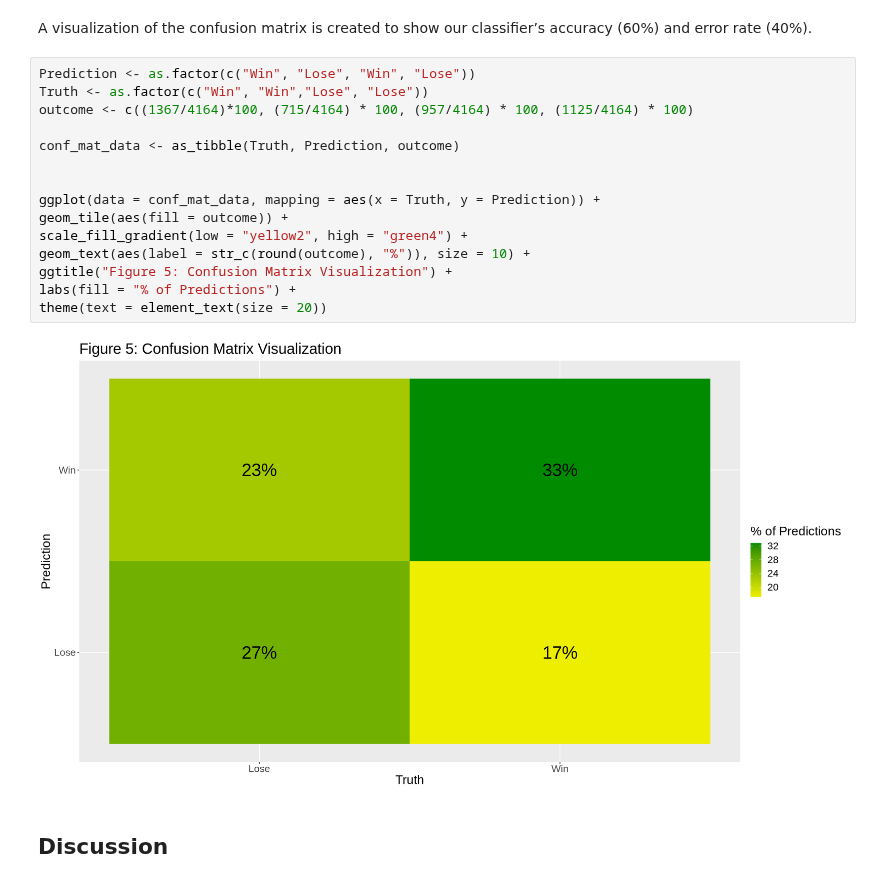
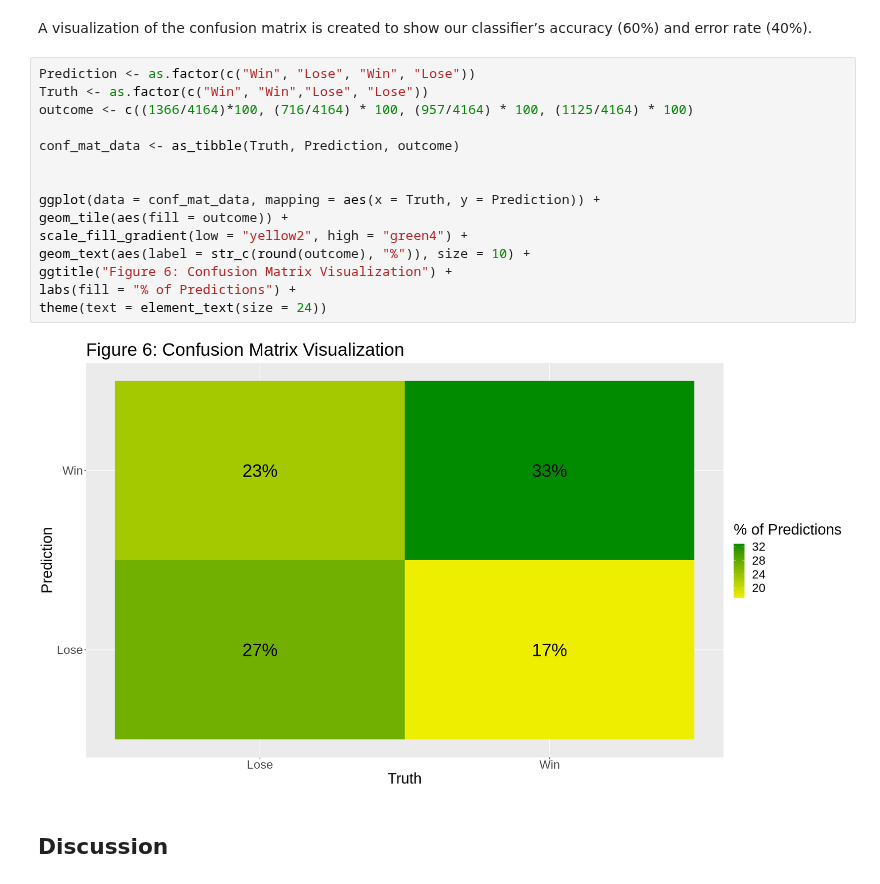
Before and after one commit to EllaShi7/DSCI-100-2022w2-Group-42-Project, a Jupyter notebook: Group_Project_Report.ipynb, the cells around one changed output. Cells and saved outputs as stored; diff of their text form.

Commit message:
Update code to k=72 for rest of data analysis; update confusion matrix visualization

```diff
--- a/Group_Project_Report.ipynb
+++ b/Group_Project_Report.ipynb
@@ -442,20 +455,20 @@ A visualization of the confusion matrix is created to show our classifier’s ac
 # %%
 Prediction <- as.factor(c("Win", "Lose", "Win", "Lose"))
 Truth <- as.factor(c("Win", "Win","Lose", "Lose"))
-outcome <- c((1367/4164)*100, (715/4164) * 100, (957/4164) * 100, (1125/4164) * 100)
+outcome <- c((1366/4164)*100, (716/4164) * 100, (957/4164) * 100, (1125/4164) * 100)
 
 conf_mat_data <- as_tibble(Truth, Prediction, outcome)
 
 
 ggplot(data = conf_mat_data, mapping = aes(x = Truth, y = Prediction)) +
 geom_tile(aes(fill = outcome)) +
 scale_fill_gradient(low = "yellow2", high = "green4") +
 geom_text(aes(label = str_c(round(outcome), "%")), size = 10) +
-ggtitle("Figure 5: Confusion Matrix Visualization") +
+ggtitle("Figure 6: Confusion Matrix Visualization") +
 labs(fill = "% of Predictions") +
-theme(text = element_text(size = 20))
+theme(text = element_text(size = 24))
 # %% [output]
-[figure, old version]
+[figure, new version]
 # %% [markdown]
 ## Discussion
 # %% [markdown]
```
Also changed, not shown: parts of 10 cells of this notebook.
